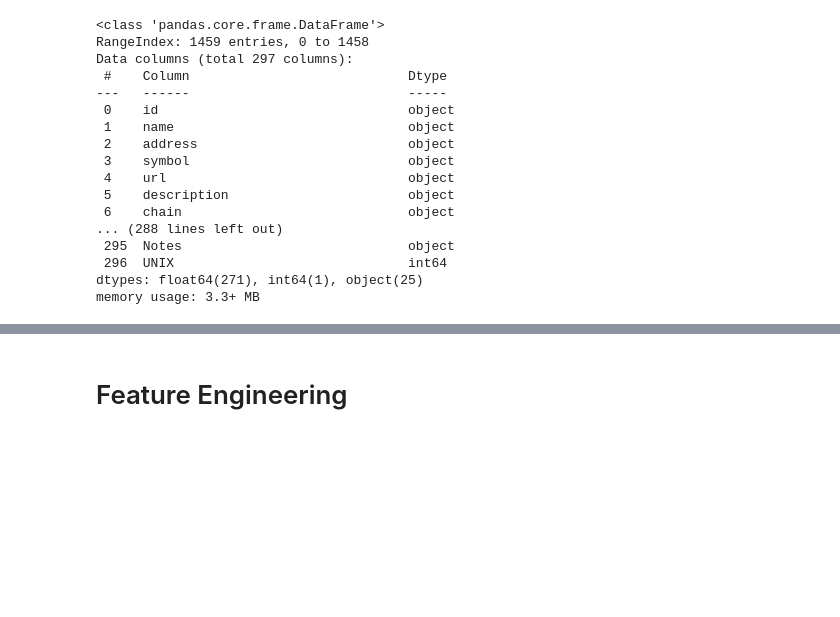
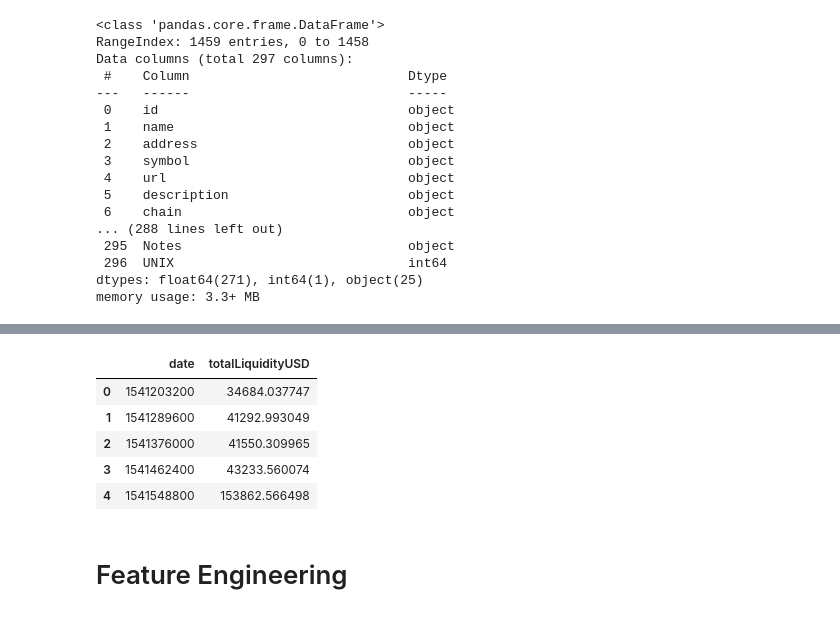
Before and after one commit to custom-hyper/DeFi_Lama_API, a Jupyter notebook: DeFi_Lama.ipynb, the cells around one changed output, grey strips where cells are left out. Cells and saved outputs as stored; diff of their text form; code cells hidden in the pictures; blank space fills up the shorter version.

```diff
--- a/DeFi_Lama.ipynb
+++ b/DeFi_Lama.ipynb
@@ -21 +38,8 @@ ERROR: No matching distribution found for json
+# %%
+#@title Connect to SQLite { display-mode: "code" }
+
+path = r'/content/drive/MyDrive/workspace/pipelines/db/'
+name = 'db.sqlite'
+
+conn = sq.connect(path + name)
 # %% [markdown]
@@ -225,2 +274,25 @@ totalLiq_talbe
+# %%
+ #@title Save To DeFi Lama Dataset Directory{ display-mode: "code" }
+
+table = "deFi_lama_total_TVL"
+path = "/content/drive/MyDrive/workspace/pipelines/datasets/defi_lama/output/"
+totalLiq_talbe.to_csv(path+ table)
+# %%
+#@title Load General Information Data to SQLite { display-mode: "code" }
+
+
+totalLiq_talbe.to_sql(table, conn , if_exists='replace', index=False) # writes to file
+
+ # Test Connection
+df = pd.read_sql('select * from {}'.format(table), conn)
+
+df.head()
+# %% [output]
+|  | date | totalLiquidityUSD |
+| 0 | 1541203200 | 34684.037747 |
+| 1 | 1541289600 | 41292.993049 |
+| 2 | 1541376000 | 41550.309965 |
+| 3 | 1541462400 | 43233.560074 |
+| 4 | 1541548800 | 153862.566498 |
 # %% [markdown]
 # Feature Engineering
```
Also changed, not shown: parts of 24 cells of this notebook.
